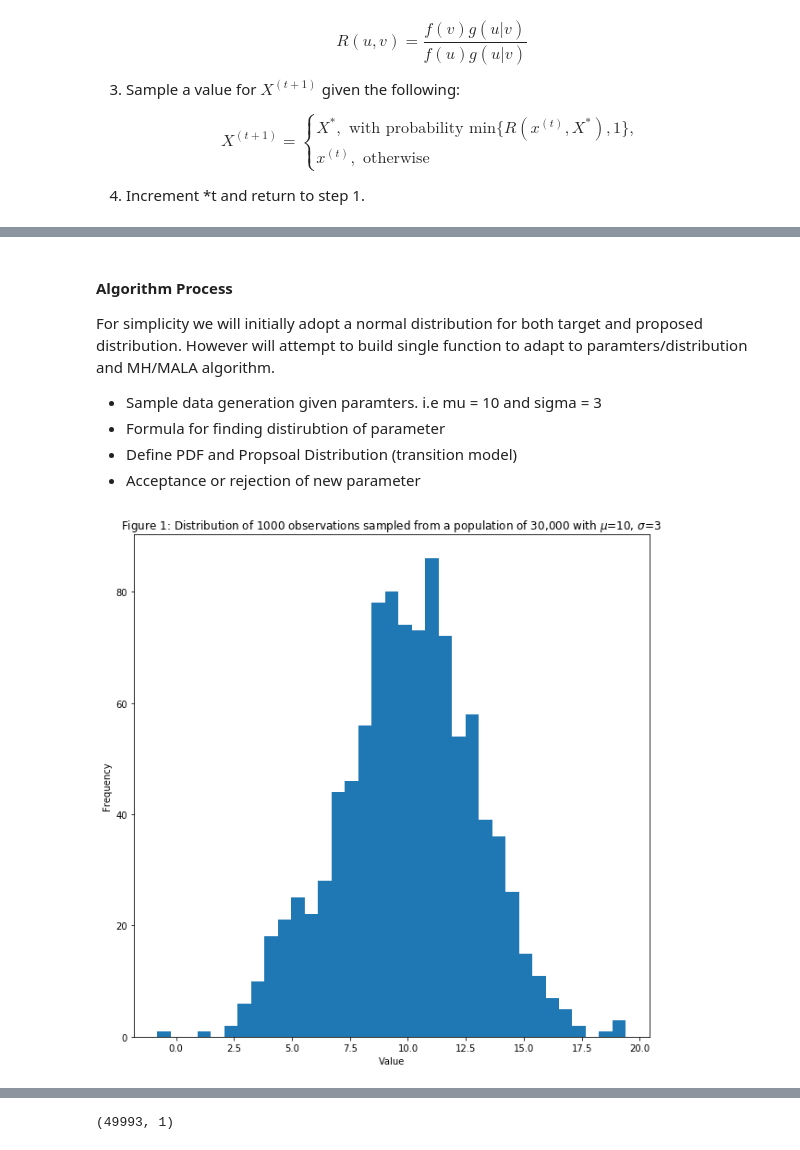
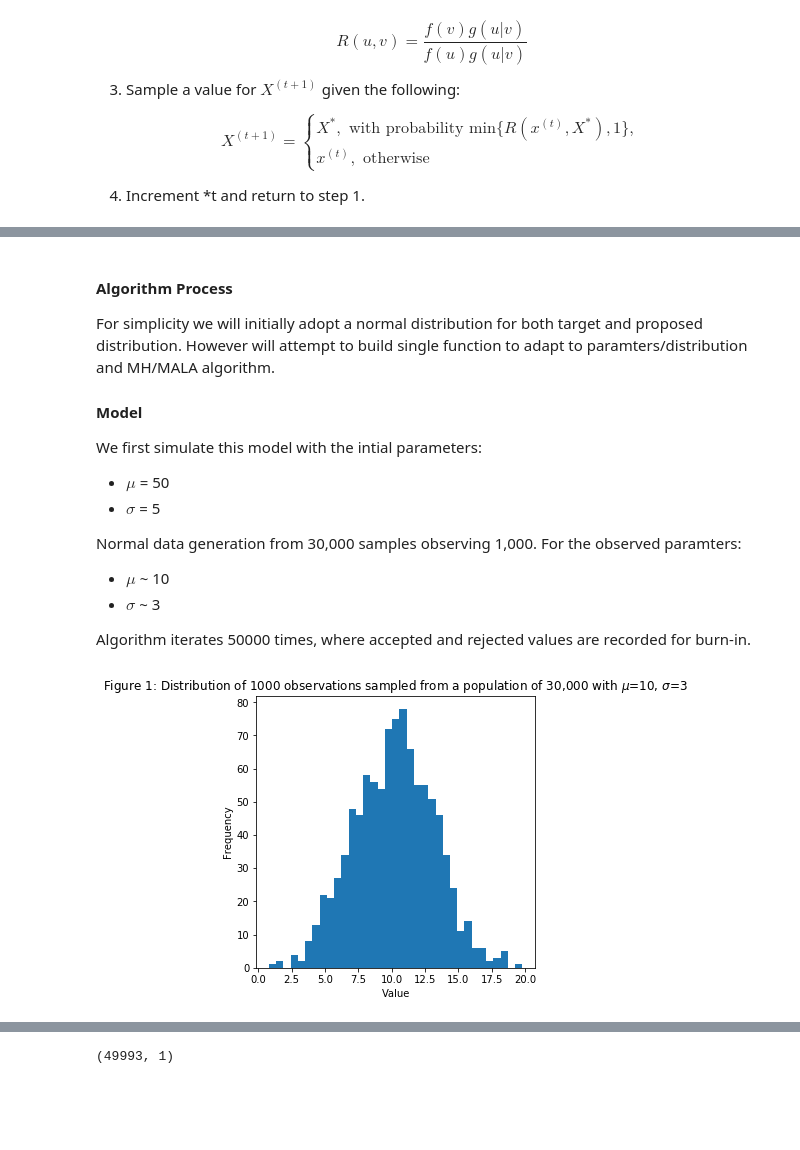
Before and after one commit to jaworra/MCMC-Python, a Jupyter notebook: MCMC_ver1.ipynb, the cells around one changed output, grey strips where cells are left out. Cells and saved outputs as stored; diff of their text form; code cells hidden in the pictures; blank space fills up the shorter version.

```diff
--- a/MCMC_ver1.ipynb
+++ b/MCMC_ver1.ipynb
@@ -57,10 +56,18 @@ Therefore, $ \theta '$ is more likely than current $\theta$.
 #### Algorithm Process
 For simplicity we will initially adopt a normal distribution for both target and proposed distribution. However will attempt to build single function to adapt to paramters/distribution and MH/MALA algorithm.
 
-- Sample data generation given paramters. i.e mu = 10 and sigma = 3
-- Formula for finding distirubtion of parameter
-- Define PDF and Propsoal Distribution (transition model)
-- Acceptance or rejection of new parameter
+#### Model
+We first simulate this model with the intial parameters:
+
+- $\mu$ = 50
+- $\sigma$ = 5
+
+Normal data generation from 30,000 samples observing 1,000. For the observed  paramters:
+
+- $\mu$ ~ 10
+- $\sigma$ ~ 3
+
+Algorithm iterates 50000 times, where accepted and rejected values are recorded for burn-in.
 # %%
 #Transition model and proposal distribution (normal)
 #The tranistion model defines how to move from sigma_current to sigma_new
@@ -126,23 +135,23 @@ def metropolis_hastings(likelihood_computer,prior, transition_model, param_init,
 # %%
 ### emprically observed, synthically generated PDF with mu 10, sigma = 3
 mod1=lambda t:np.random.normal(10,3,t) #anonymous function
 
 #Form a population of 30,000 individual, with average=10 and scale=3
 population = mod1(30000)
 #Assume we are only able to observe 1,000 of these individuals.
 sample_n = 5
 observation = population[np.random.randint(0, 30000, 1000)]
 
-fig = plt.figure(figsize=(10,10))
+fig = plt.figure(figsize=(5,5))
 ax = fig.add_subplot(1,1,1)
 ax.hist( observation,bins=35 ,)
 ax.set_xlabel("Value")
 ax.set_ylabel("Frequency")
 ax.set_title("Figure 1: Distribution of 1000 observations sampled from a population of 30,000 with $\mu$=10, $\sigma$=3")
 mu_obs=observation.mean()
 mu_var=observation.var()
 # %% [output]
-[figure, old version]
+[figure, new version]
 # %%
 #accepted, rejected = metropolis_hastings(manual_log_like_normal,prior,transition_model,[mu_obs, mu_var], 50000,observation,acceptance)
 accepted, rejected = metropolis_hastings(manual_log_like_normal,prior,transition_model,[50, 5], 50000,observation,acceptance)
```
Also changed, not shown: parts of 7 cells of this notebook, 7 other files.
